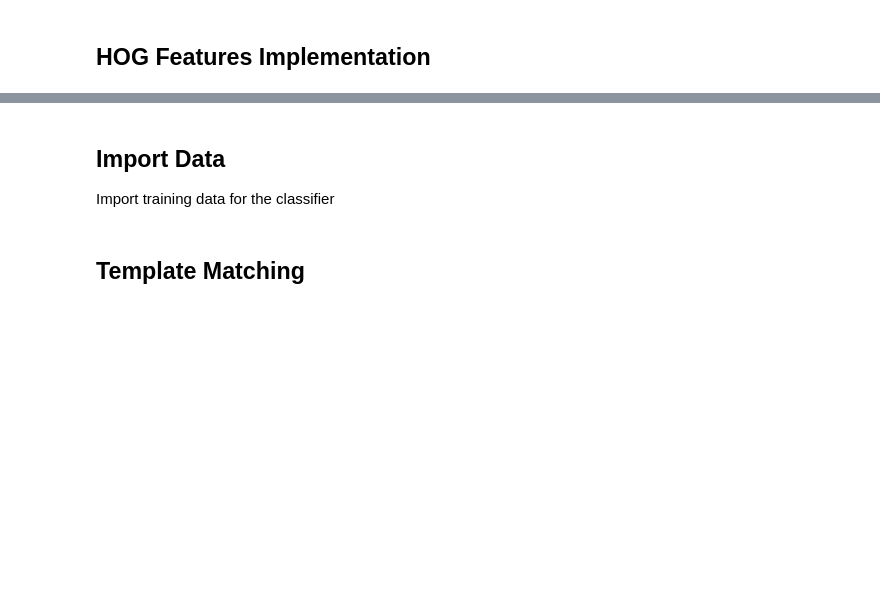
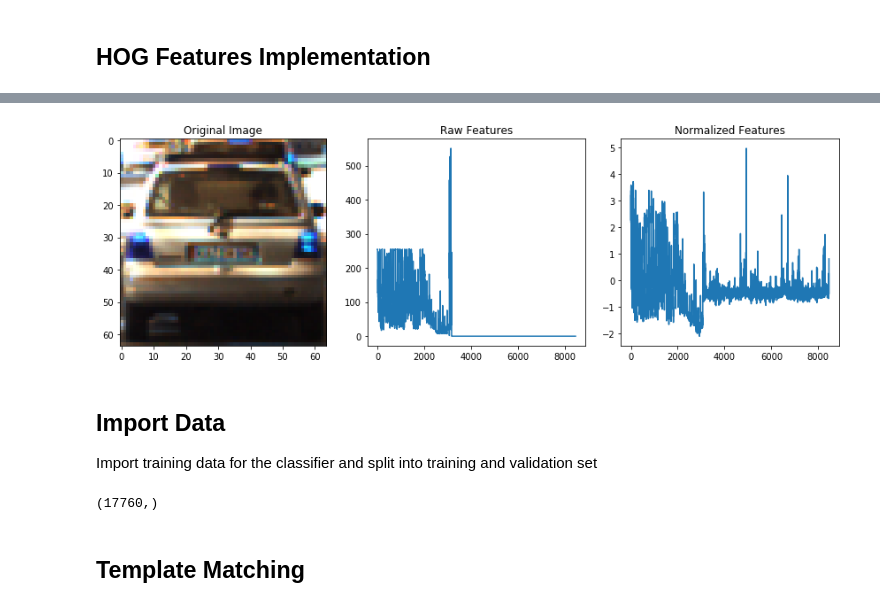
Before and after one commit to lhyleonghuiyu/CarND-Vehicle-Detection, a Jupyter notebook: starter.ipynb, the cells around one changed output, grey strips where cells are left out. Cells and saved outputs as stored; diff of their text form; code cells hidden in the pictures; blank space fills up the shorter version.

Commit message:
extracted features function complete

```diff
--- a/starter.ipynb
+++ b/starter.ipynb
@@ -203,31 +234,33 @@ def bin_spatial(img, size=(32, 32)):
 # %%
-car_features = extract_features(cars, cspace='RGB', spatial_size=(32, 32),
+car_features = extract_features(car_list, cspace='RGB', spatial_size=(32, 32),
                         hist_bins=32, hist_range=(0, 256))
-notcar_features = extract_features(notcars, cspace='RGB', spatial_size=(32, 32),
+notcar_features = extract_features(random_list, cspace='RGB', spatial_size=(32, 32),
                         hist_bins=32, hist_range=(0, 256))
 
 if len(car_features) > 0:
     # Create an array stack of feature vectors
     X = np.vstack((car_features, notcar_features)).astype(np.float64)
     # Fit a per-column scaler
     X_scaler = StandardScaler().fit(X)
     # Apply the scaler to X
     scaled_X = X_scaler.transform(X)
-    car_ind = np.random.randint(0, len(cars))
+    car_ind = np.random.randint(0, len(car_list))
     # Plot an example of raw and scaled features
     fig = plt.figure(figsize=(12,4))
-    plt.subplot(131)
-    plt.imshow(mpimg.imread(cars[car_ind]))
+    plt.subplot(1,3,1)
+    plt.imshow(car_list[car_ind], cmap = 'RdBu')
     plt.title('Original Image')
-    plt.subplot(132)
+    plt.subplot(1,3,2)
     plt.plot(X[car_ind])
     plt.title('Raw Features')
-    plt.subplot(133)
+    plt.subplot(1,3,3)
     plt.plot(scaled_X[car_ind])
     plt.title('Normalized Features')
     fig.tight_layout()
 else:
     print('Your function only returns empty feature vectors...')
+# %% [output]
+[figure, added]
 # %% [markdown]
 ## Import Data
-Import training data for the classifier
+Import training data for the classifier and split into training and validation set
@@ -233,0 +280,13 @@ Import training data for the classifier
+# %%
+#Label data
+#Convert HOG images back to the file version to extract features
+
+#Prepare y dataset
+y_vehicles = np.ones(len(vehicle_list))
+y_nonvehicles = np.zeros(len(nonvehicle_list))
+Y = np.append(y_vehicles, y_nonvehicles)
+
+
+Y.shape
+# %% [output]
+(17760,)
```
Also changed, not shown: parts of 9 cells of this notebook.
